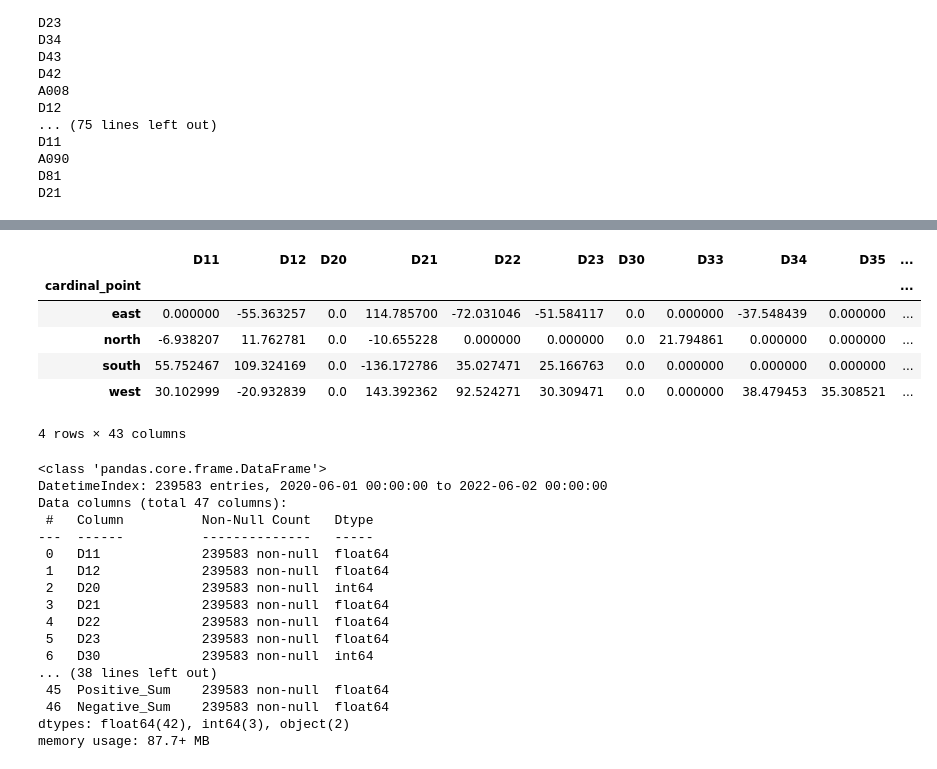
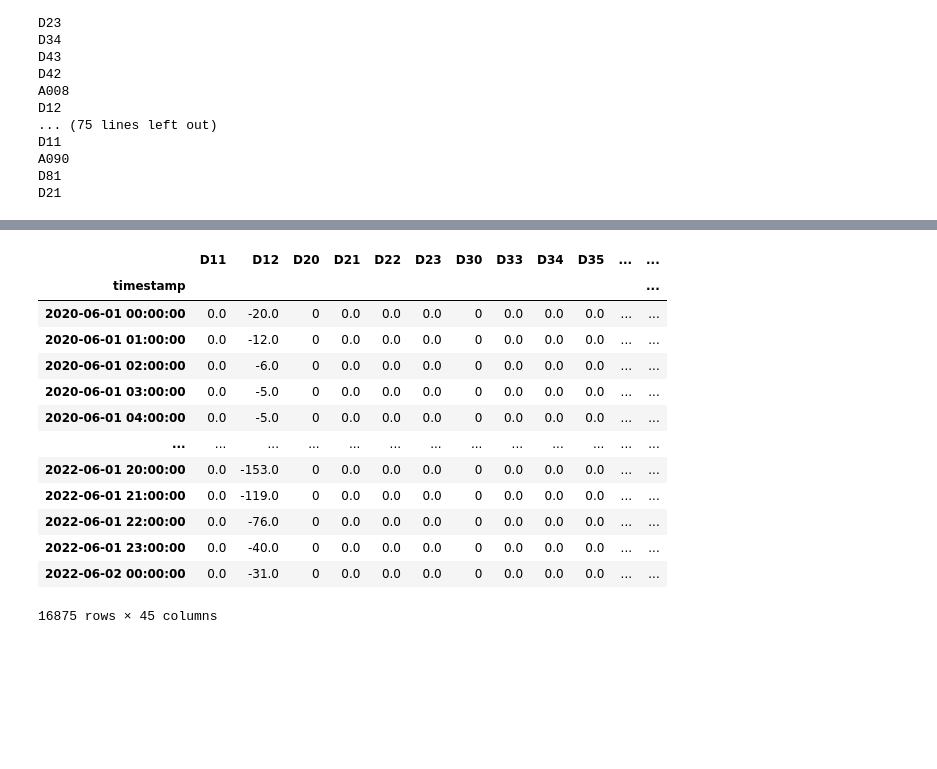
Before and after one commit to cathrinr/driving_change, a Jupyter notebook: traffic_data_transformation_2020-2022_2nd.ipynb, the cells around one changed output, grey strips where cells are left out. Drawn from its saved outputs; the diff is of its cells as text; code cells hidden in the pictures; blank space fills up the shorter version.

```diff
--- a/traffic_data_transformation_2020-2022_2nd.ipynb
+++ b/traffic_data_transformation_2020-2022_2nd.ipynb
@@ -578,5 +488,3 @@ D21
 #             bel_d_df_group.at[timestamp, column_name] *= -1
 #         elif detectors_det.empty:
 #             bel_d_df_group.at[timestamp, column_name] *= 0
-# %%
-result.drop(columns = 'intersections', inplace=True)
@@ -601,40 +509,26 @@ result_before_filtering
 # %%
-cardinal_points_dict  = {'west' : ['A001', 'A126', 'A160'], 'east' : ['A027', 'A036'], 'north' : ['A111', 'A033', 'A069', 'A090', 'A010', 'A011'], 'south': ['A020', 'A015', 'A067']}
-#north = # 'A008',
+cardinal_points_dict  = {'west' : ['A001', 'A126', 'A160'], 'east' : ['A027', 'A036'], 'north' : ['A111', 'A033', 'A069', 'A090', 'A010', 'A011', 'A008'], 'south': ['A020', 'A015', 'A067']}
 # %%
 result_before_filtering['cardinal_point'] = ''
 for cardinal, values in cardinal_points_dict.items():
     result_before_filtering['cardinal_point'] = result_before_filtering.apply(lambda row: cardinal if any(val in row['intersections'] for val in values) else row['cardinal_point'], axis=1)
 # %%
-result_before_filtering.loc[result_before_filtering['intersections'] == 'A010']
+result_before_filtering.loc[result_before_filtering['intersections'] == 'A008']
 # %% [output]
-|  | D11 | D12 | D20 | D21 | D22 | D23 | D30 | D33 | D34 | D35 | ... |
-| cardinal_point |  |  |  |  |  |  |  |  |  |  | ... |
-| east | 0.000000 | -55.363257 | 0.0 | 114.785700 | -72.031046 | -51.584117 | 0.0 | 0.000000 | -37.548439 | 0.000000 | ... |
-| north | -6.938207 | 11.762781 | 0.0 | -10.655228 | 0.000000 | 0.000000 | 0.0 | 21.794861 | 0.000000 | 0.000000 | ... |
-| south | 55.752467 | 109.324169 | 0.0 | -136.172786 | 35.027471 | 25.166763 | 0.0 | 0.000000 | 0.000000 | 0.000000 | ... |
-| west | 30.102999 | -20.932839 | 0.0 | 143.392362 | 92.524271 | 30.309471 | 0.0 | 0.000000 | 38.479453 | 35.308521 | ... |
+|  | D11 | D12 | D20 | D21 | D22 | D23 | D30 | D33 | D34 | D35 | ... | ... |
+| timestamp |  |  |  |  |  |  |  |  |  |  |  | ... |
+| 2020-06-01 00:00:00 | 0.0 | -20.0 | 0 | 0.0 | 0.0 | 0.0 | 0 | 0.0 | 0.0 | 0.0 | ... | ... |
+| 2020-06-01 01:00:00 | 0.0 | -12.0 | 0 | 0.0 | 0.0 | 0.0 | 0 | 0.0 | 0.0 | 0.0 | ... | ... |
+| 2020-06-01 02:00:00 | 0.0 | -6.0 | 0 | 0.0 | 0.0 | 0.0 | 0 | 0.0 | 0.0 | 0.0 | ... | ... |
+| 2020-06-01 03:00:00 | 0.0 | -5.0 | 0 | 0.0 | 0.0 | 0.0 | 0 | 0.0 | 0.0 | 0.0 | ... | ... |
+| 2020-06-01 04:00:00 | 0.0 | -5.0 | 0 | 0.0 | 0.0 | 0.0 | 0 | 0.0 | 0.0 | 0.0 | ... | ... |
+| ... | ... | ... | ... | ... | ... | ... | ... | ... | ... | ... | ... | ... |
+| 2022-06-01 20:00:00 | 0.0 | -153.0 | 0 | 0.0 | 0.0 | 0.0 | 0 | 0.0 | 0.0 | 0.0 | ... | ... |
+| 2022-06-01 21:00:00 | 0.0 | -119.0 | 0 | 0.0 | 0.0 | 0.0 | 0 | 0.0 | 0.0 | 0.0 | ... | ... |
+| 2022-06-01 22:00:00 | 0.0 | -76.0 | 0 | 0.0 | 0.0 | 0.0 | 0 | 0.0 | 0.0 | 0.0 | ... | ... |
+| 2022-06-01 23:00:00 | 0.0 | -40.0 | 0 | 0.0 | 0.0 | 0.0 | 0 | 0.0 | 0.0 | 0.0 | ... | ... |
+| 2022-06-02 00:00:00 | 0.0 | -31.0 | 0 | 0.0 | 0.0 | 0.0 | 0 | 0.0 | 0.0 | 0.0 | ... | ... |
-4 rows × 43 columns
+16875 rows × 45 columns
-# %%
-result_before_filtering.info()
-# %% [output]
-<class 'pandas.core.frame.DataFrame'>
-DatetimeIndex: 239583 entries, 2020-06-01 00:00:00 to 2022-06-02 00:00:00
-Data columns (total 47 columns):
- #   Column          Non-Null Count   Dtype
----  ------          --------------   -----
- 0   D11             239583 non-null  float64
- 1   D12             239583 non-null  float64
- 2   D20             239583 non-null  int64
- 3   D21             239583 non-null  float64
- 4   D22             239583 non-null  float64
- 5   D23             239583 non-null  float64
- 6   D30             239583 non-null  int64
-... (38 lines left out)
- 45  Positive_Sum    239583 non-null  float64
- 46  Negative_Sum    239583 non-null  float64
-dtypes: float64(42), int64(3), object(2)
-memory usage: 87.7+ MB
 # %%
 # Sum positive values along each row and store in a 'Positive_Sum' column
 result_before_filtering['Positive_Sum'] = result_before_filtering.iloc[:, 0:42].apply(lambda row: row[row > 0].sum(), axis=1)
```
Also changed, not shown: parts of 28 cells of this notebook.
